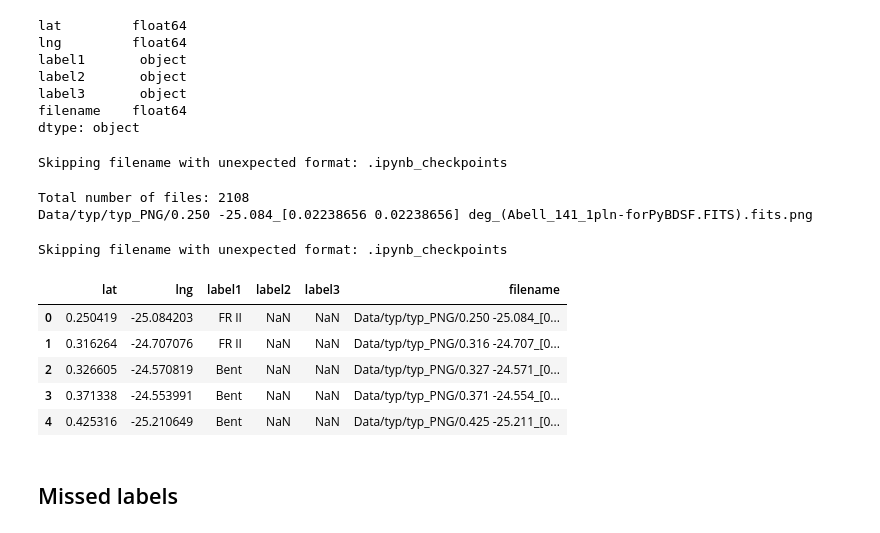
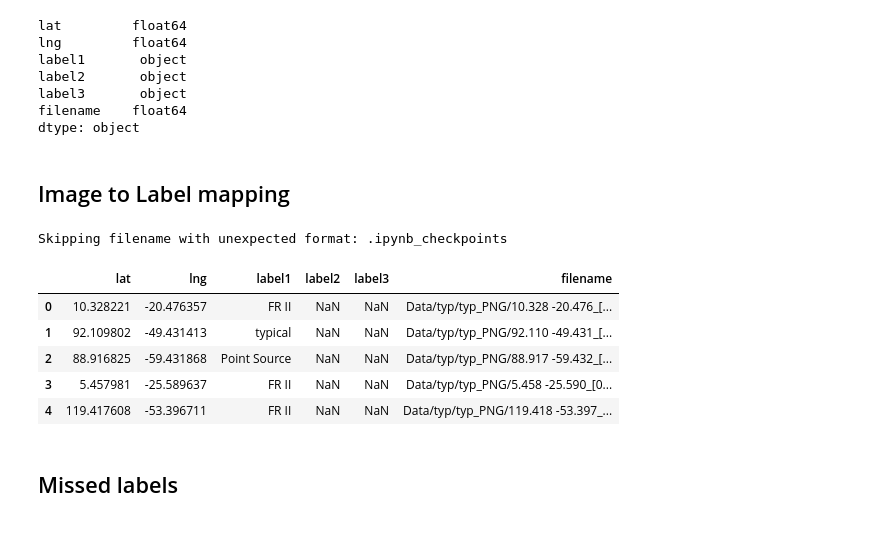
Before and after one commit to Khotso-Bore/automatic-labeling, a Jupyter notebook: main.ipynb, the cells around one changed output. Saved outputs shown, nothing was run; the diff lists cells and outputs as text; code cells hidden in the pictures.

Commit message:
collapsed images

```diff
--- a/main.ipynb
+++ b/main.ipynb
@@ -79,6 +79,8 @@ label2       object
 label3       object
 filename    float64
 dtype: object
+# %% [markdown]
+## Image to Label mapping
 # %%
 for i, filename in enumerate(filenames,start=0):
     #drop the directory path
@@ -129,20 +131,16 @@ def label_to_image_mapper(folder, labels_df):
 
     return new_df
 # %%
-labeled_images_df = label_to_image_mapper('Data', labels_df)
+# labels_df = label_to_image_mapper('Data', labels_df)
-# %% [output]
-Total number of files: 2108
-Data/typ/typ_PNG/0.250 -25.084_[0.02238656 0.02238656] deg_(Abell_141_1pln-forPyBDSF.FITS).fits.png
-Skipping filename with unexpected format: .ipynb_checkpoints
 # %%
-labeled_images_df.head()
+labels_df.head()
 # %% [output]
 |  | lat | lng | label1 | label2 | label3 | filename |
-| 0 | 0.250419 | -25.084203 | FR II | NaN | NaN | Data/typ/typ_PNG/0.250 -25.084_[0... |
-| 1 | 0.316264 | -24.707076 | FR II | NaN | NaN | Data/typ/typ_PNG/0.316 -24.707_[0... |
-| 2 | 0.326605 | -24.570819 | Bent | NaN | NaN | Data/typ/typ_PNG/0.327 -24.571_[0... |
-| 3 | 0.371338 | -24.553991 | Bent | NaN | NaN | Data/typ/typ_PNG/0.371 -24.554_[0... |
-| 4 | 0.425316 | -25.210649 | Bent | NaN | NaN | Data/typ/typ_PNG/0.425 -25.211_[0... |
+| 0 | 10.328221 | -20.476357 | FR II | NaN | NaN | Data/typ/typ_PNG/10.328 -20.476_[... |
+| 1 | 92.109802 | -49.431413 | typical | NaN | NaN | Data/typ/typ_PNG/92.110 -49.431_[... |
+| 2 | 88.916825 | -59.431868 | Point Source | NaN | NaN | Data/typ/typ_PNG/88.917 -59.432_[... |
+| 3 | 5.457981 | -25.589637 | FR II | NaN | NaN | Data/typ/typ_PNG/5.458 -25.590_[0... |
+| 4 | 119.417608 | -53.396711 | FR II | NaN | NaN | Data/typ/typ_PNG/119.418 -53.397_... |
 # %% [markdown]
 ## Missed labels
 # %%
```
Also changed, not shown: parts of 18 cells of this notebook.
